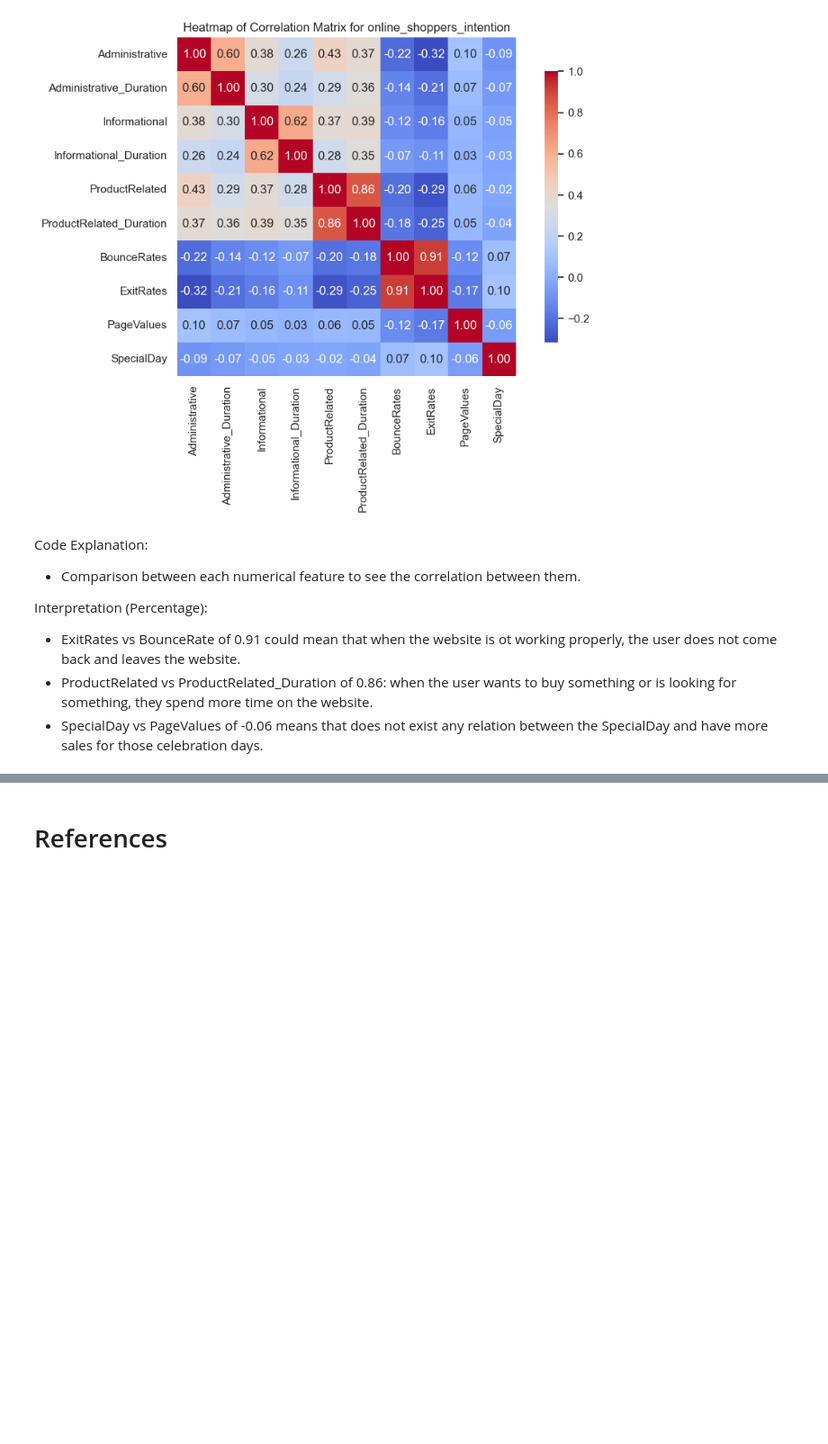
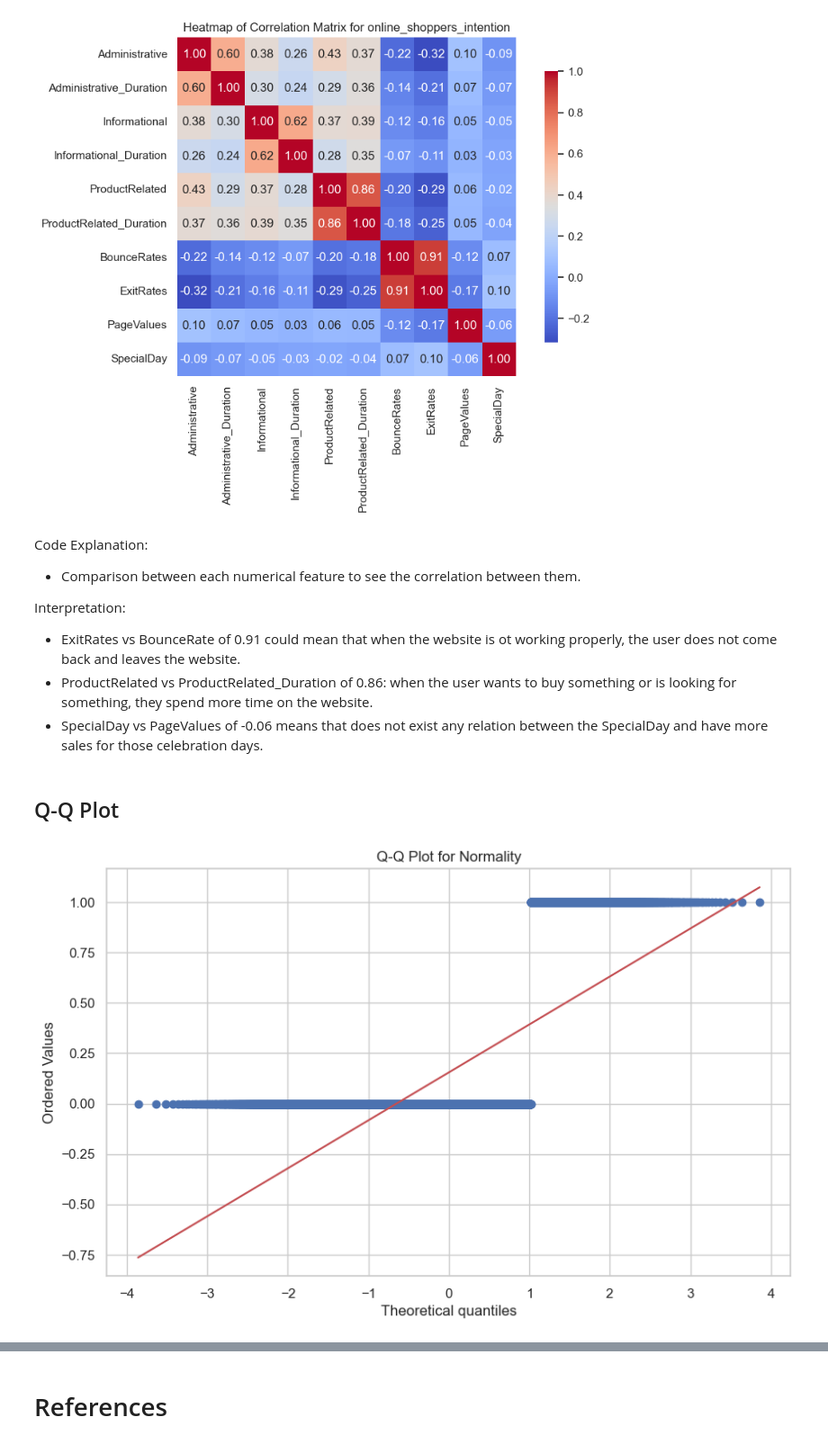
Before and after one commit to 2026362-Silvia/Statistic, a Jupyter notebook: 2nd Assessment/2026362_SilviaSolanoMarchini_Statistic_2ndAssesment.ipynb, the cells around one changed output, grey strips where cells are left out. Shown at 90% size. Drawn from its saved outputs; the diff is of its cells as text; code cells hidden in the pictures; blank space fills up the shorter version.

```diff
--- a/2nd Assessment/2026362_SilviaSolanoMarchini_Statistic_2ndAssesment.ipynb
+++ b/2nd Assessment/2026362_SilviaSolanoMarchini_Statistic_2ndAssesment.ipynb
@@ -565,7 +591,20 @@ plt.show()
 Code Explanation:
 - Comparison between each numerical feature to see the correlation between them.
 
-Interpretation (Percentage):
+Interpretation:
 - ExitRates vs BounceRate of 0.91 could mean that when the website is ot working properly, the user does not come back and leaves the website.
 - ProductRelated vs ProductRelated_Duration of 0.86: when the user wants to buy something or is looking for something, they spend more time on the website.
 - SpecialDay vs PageValues of -0.06 means that does not exist any relation between the SpecialDay and have more sales for those celebration days.
+# %% [markdown]
+## Q-Q Plot
+# %%
+# Q-Q Plot to check normality visually
+y = df["Revenue"] # Target variable
+X = df[["PageValues", "ProductRelated_Duration", "ProductRelated", "BounceRates", "ExitRates", "Administrative_Duration"]]
+
+plt.figure(figsize=(10, 6))
+stats.probplot(y, dist="norm", plot=plt)
+plt.title('Q-Q Plot for Normality')
+plt.show()
+# %% [output]
+[figure, added]
```
Also changed, not shown: parts of 12 cells of this notebook, 1 other file.
